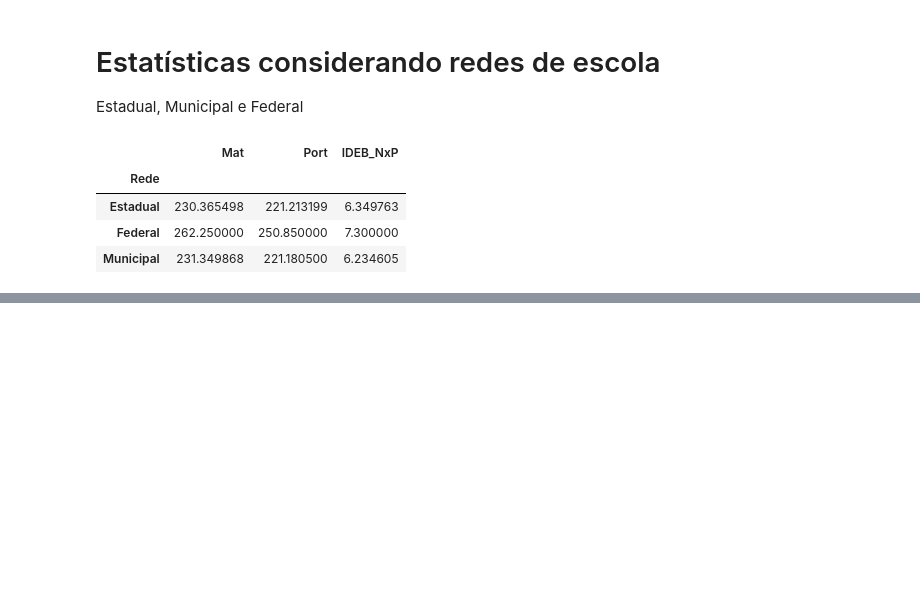
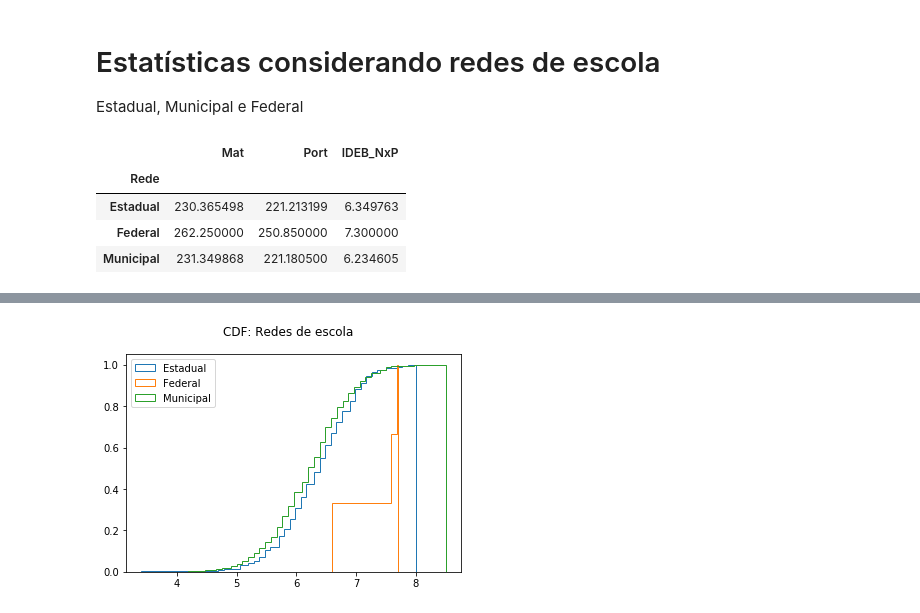
Before and after one commit to jessicatcr-zz/edu-municipios, a Jupyter notebook: Main.ipynb, the cells around one changed output, grey strips where cells are left out. Drawn from its saved outputs; the diff is of its cells as text; code cells hidden in the pictures; blank space fills up the shorter version.

```diff
--- a/Main.ipynb
+++ b/Main.ipynb
@@ -358,0 +305,10 @@ Text(0.5, 0.98, 'Rede Municipal')
+# %%
+plt.hist(dfEstadual['IDEB_NxP'], bins=100, cumulative=True, density=True, histtype='step', label='Estadual')
+plt.hist(dfFederal['IDEB_NxP'], bins=100, cumulative=True, density=True, histtype='step', label='Federal')
+plt.hist(dfMunicipal['IDEB_NxP'], bins=100, cumulative=True, density=True, histtype='step', label='Municipal')
+
+plt.suptitle("CDF: Redes de escola")
+plt.legend(loc='upper left')
+plt.show()
+# %% [output]
+[figure, added]
```
Also changed, not shown: parts of 4 cells of this notebook.
